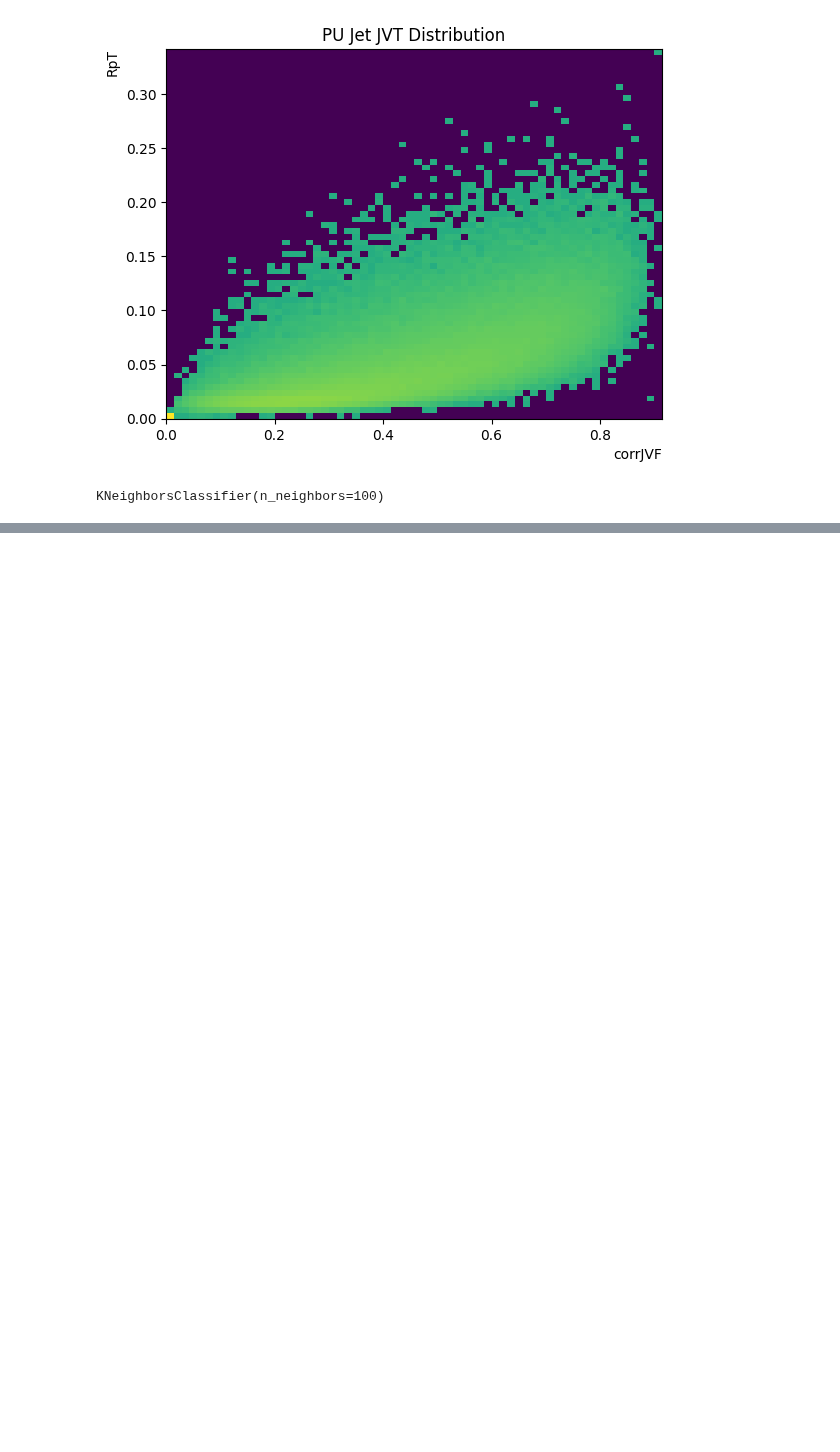
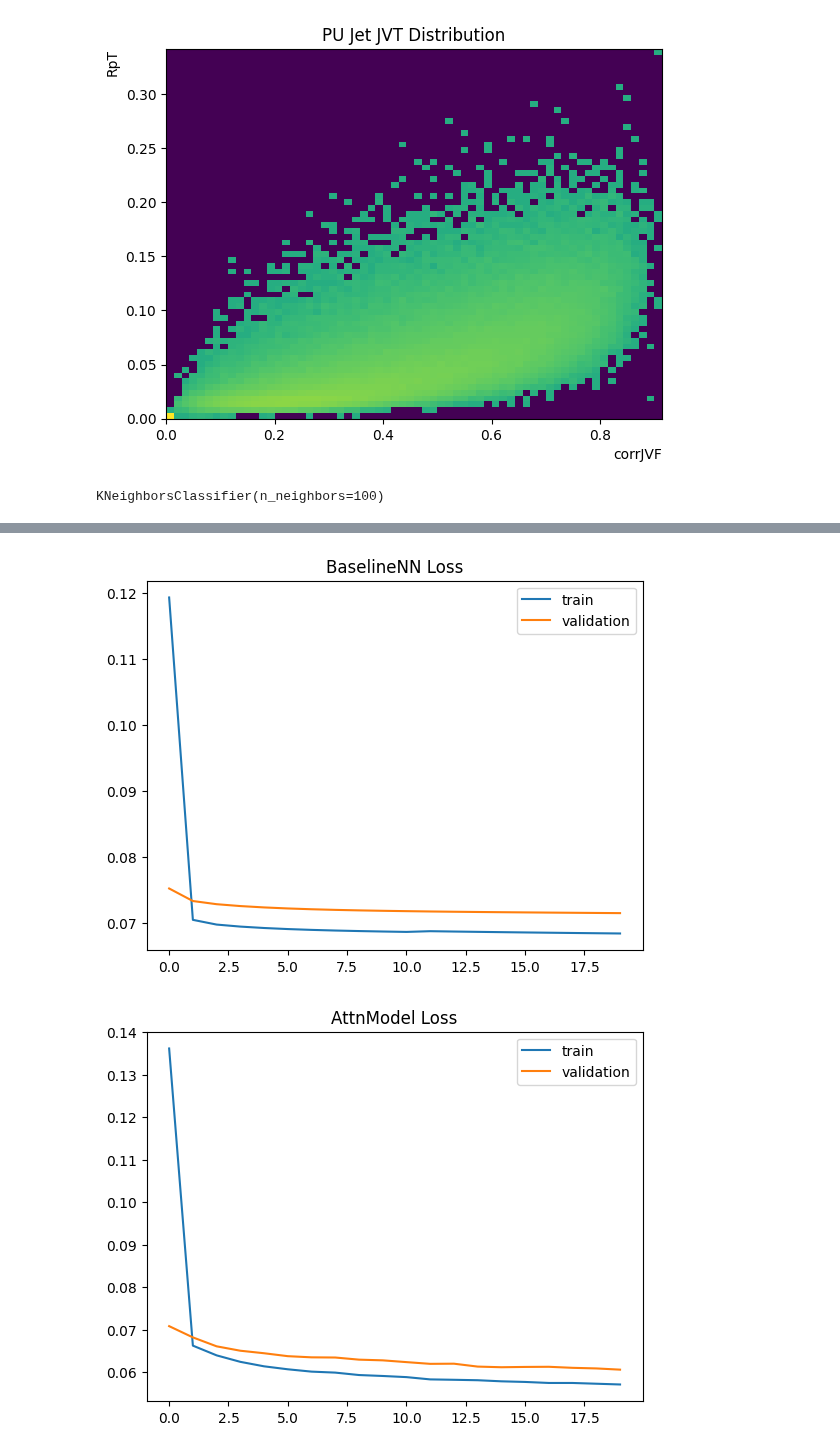
Before and after one commit to LukeV37/Pileup_Project, a Jupyter notebook: python/JVT_Benchmark.ipynb, the cells around one changed output, grey strips where cells are left out. Drawn from its saved outputs; the diff is of its cells as text; code cells hidden in the pictures; blank space fills up the shorter version.

```diff
--- a/python/JVT_Benchmark.ipynb
+++ b/python/JVT_Benchmark.ipynb
@@ -135,0 +285,21 @@ plt.show()
+# %%
+# Use BinaryCrossEntropy for binary classification
+loss_fn = nn.BCELoss()
+
+Epochs = 20
+
+# Train baseline NN
+print("Training BaselineNN")
+baseline.to(device)
+optimizer = optim.Adam(baseline.parameters(), lr=0.0001)
+data = [X_train, y_train, X_val, y_val]
+baseline_history = train(baseline, data, epochs=Epochs)
+print()
+
+# Train Attention Model
+print("Training AttnModel")
+model.to(device)
+optimizer = optim.Adam(model.parameters(), lr=0.0001)
+data = [X_train, y_train, X_val, y_val]
+model_history = train(model, data, epochs=Epochs)
+print()
@@ -135,0 +311,15 @@ plt.show()
+# %%
+plt.plot(baseline_history['train_loss'],label='train')
+plt.plot(baseline_history['val_loss'],label='validation')
+plt.title("BaselineNN Loss")
+plt.legend()
+plt.show()
+
+plt.plot(model_history['train_loss'],label='train')
+plt.plot(model_history['val_loss'],label='validation')
+plt.title("AttnModel Loss")
+plt.legend()
+plt.show()
+# %% [output]
+[figure, added]
+[figure, added]
```
Also changed, not shown: parts of 16 cells of this notebook.
